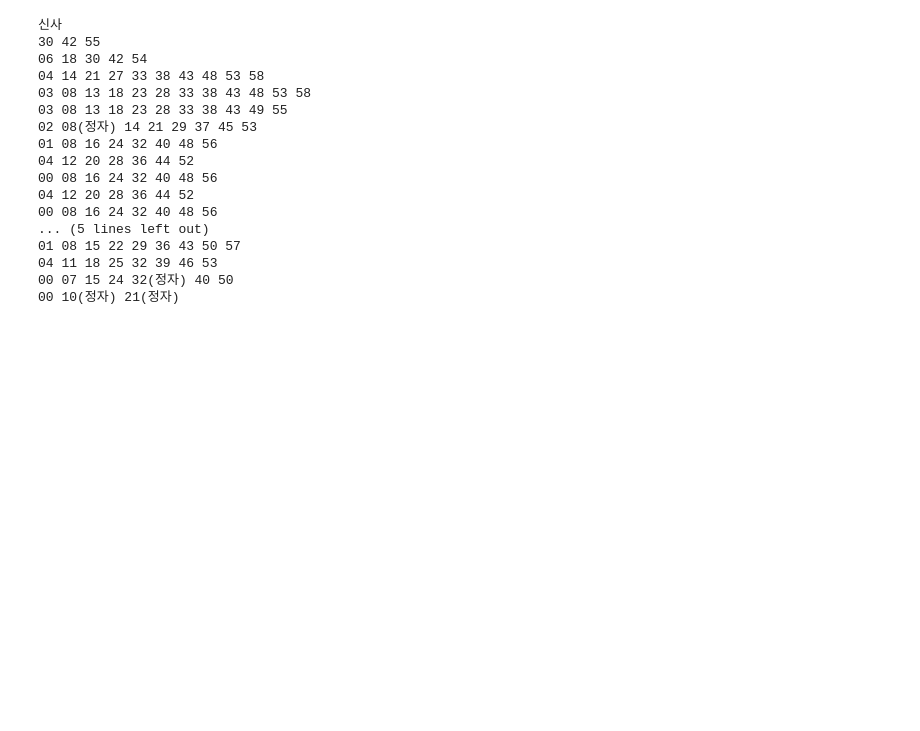
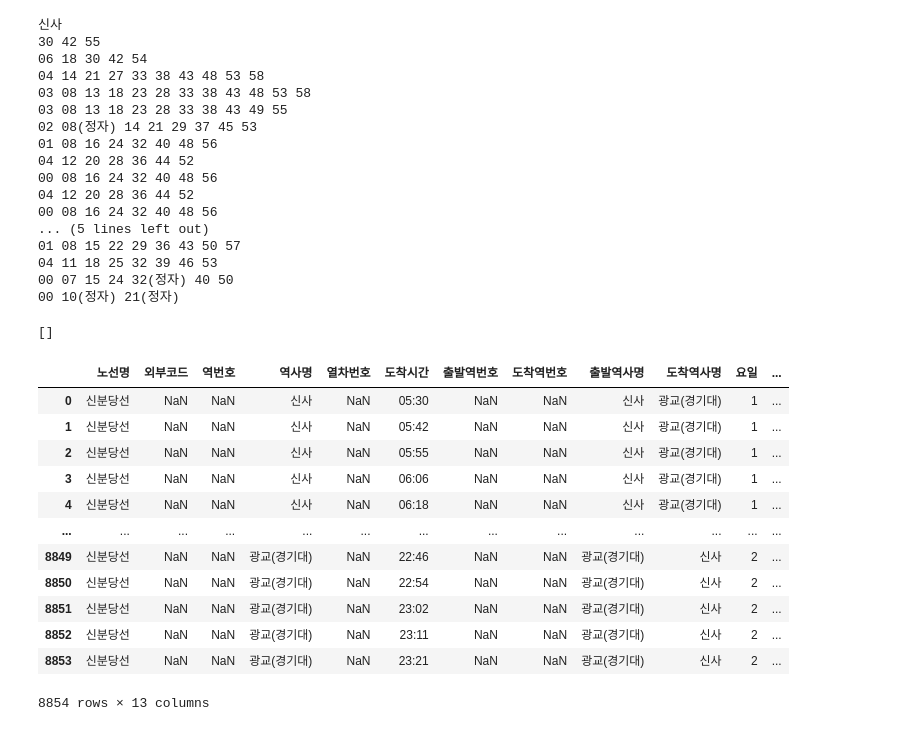
Before and after one commit to 23-1-CauCapstone-Team3/DataPreprocessing, a Jupyter notebook: train/timetable.ipynb, the cells around one changed output. Cells and saved outputs as stored; diff of their text form; code cells hidden in the pictures; blank space fills up the shorter version.

Commit message:
[FEAT ADD] 크롤링으로 신분당선 시간표 구축

```diff
--- a/train/timetable.ipynb
+++ b/train/timetable.ipynb
@@ -876,0 +982,20 @@ driver.close()
+# %%
+# 함수 수행 후 엑셀에 저장해 보기
+
+sinBundang = sinBundangScrapper()
+sinBundang
+# %% [output]
+[]
+|  | 노선명 | 외부코드 | 역번호 | 역사명 | 열차번호 | 도착시간 | 출발역번호 | 도착역번호 | 출발역사명 | 도착역사명 | 요일 | ... |
+| 0 | 신분당선 | NaN | NaN | 신사 | NaN | 05:30 | NaN | NaN | 신사 | 광교(경기대) | 1 | ... |
+| 1 | 신분당선 | NaN | NaN | 신사 | NaN | 05:42 | NaN | NaN | 신사 | 광교(경기대) | 1 | ... |
+| 2 | 신분당선 | NaN | NaN | 신사 | NaN | 05:55 | NaN | NaN | 신사 | 광교(경기대) | 1 | ... |
+| 3 | 신분당선 | NaN | NaN | 신사 | NaN | 06:06 | NaN | NaN | 신사 | 광교(경기대) | 1 | ... |
+| 4 | 신분당선 | NaN | NaN | 신사 | NaN | 06:18 | NaN | NaN | 신사 | 광교(경기대) | 1 | ... |
+| ... | ... | ... | ... | ... | ... | ... | ... | ... | ... | ... | ... | ... |
+| 8849 | 신분당선 | NaN | NaN | 광교(경기대) | NaN | 22:46 | NaN | NaN | 광교(경기대) | 신사 | 2 | ... |
+| 8850 | 신분당선 | NaN | NaN | 광교(경기대) | NaN | 22:54 | NaN | NaN | 광교(경기대) | 신사 | 2 | ... |
+| 8851 | 신분당선 | NaN | NaN | 광교(경기대) | NaN | 23:02 | NaN | NaN | 광교(경기대) | 신사 | 2 | ... |
+| 8852 | 신분당선 | NaN | NaN | 광교(경기대) | NaN | 23:11 | NaN | NaN | 광교(경기대) | 신사 | 2 | ... |
+| 8853 | 신분당선 | NaN | NaN | 광교(경기대) | NaN | 23:21 | NaN | NaN | 광교(경기대) | 신사 | 2 | ... |
+8854 rows × 13 columns
```
Also changed, not shown: parts of 4 cells of this notebook, 1 other file.
